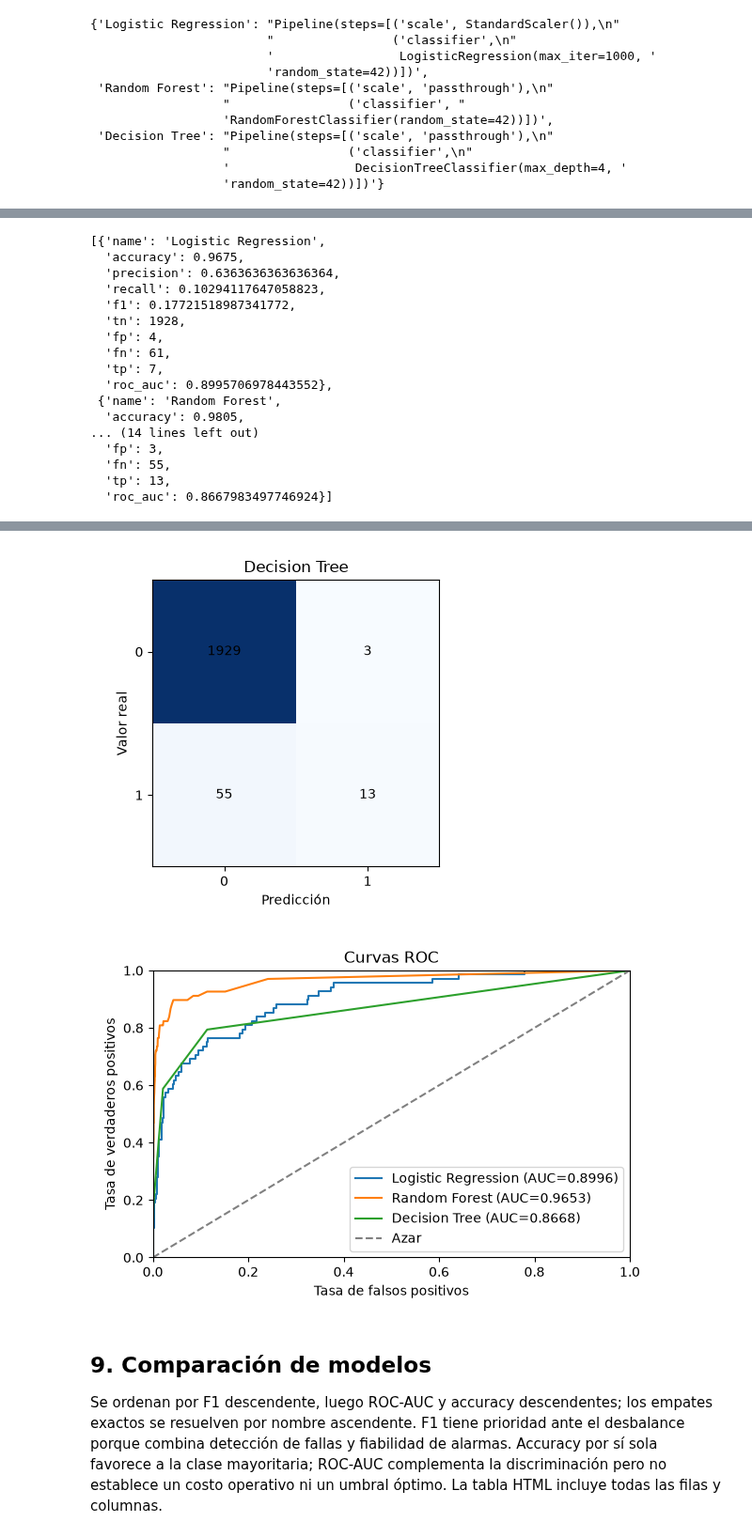
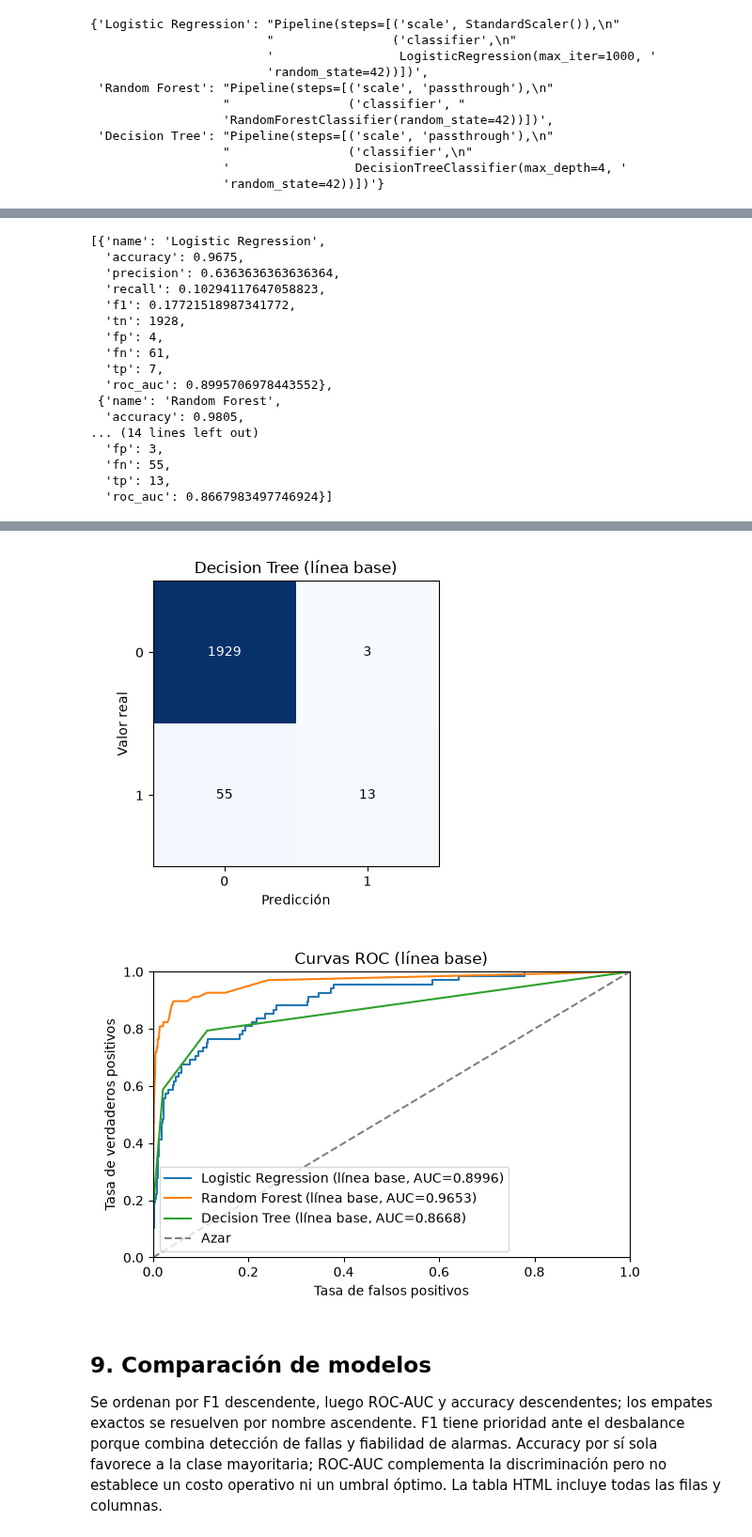
Before and after one commit to miguelpuente/agri-machinery-failure-prediction, a Jupyter notebook: notebooks/entrega-final.ipynb, the cells around one changed output, grey strips where cells are left out. Shown at 94% size. Drawn from its saved outputs; the diff is of its cells as text; code cells hidden in the pictures.

```diff
--- a/notebooks/entrega-final.ipynb
+++ b/notebooks/entrega-final.ipynb
@@ -31,8 +31,8 @@ from IPython.display import Image, display
 pprint(eda.summarise(raw))
 print(eda.correlation_matrix(raw))
 figure_dir = Path('notebooks/figures')
-figures = eda.plot_distributions(raw, figure_dir)
-figures.append(eda.plot_correlation_heatmap(raw, figure_dir))
+figures = eda.plot_distributions(raw, figure_dir, language='es')
+figures.append(eda.plot_correlation_heatmap(raw, figure_dir, language='es'))
 for path in figures:
     display(Image(filename=str(path)))
 # %% [output]
@@ -257,7 +251,7 @@ from agrofail.report import plot_model_metrics
 results = [evaluate_model(model, test.drop(target), test[target]) for model in models]
 pprint([{k: v for k, v in vars(result).items() if k not in ('fpr', 'tpr')}
         for result in results])
-for path in plot_model_metrics(results, figure_dir):
+for path in plot_model_metrics(results, figure_dir, evaluation='baseline'):
     display(Image(filename=str(path)))
 # %% [output]
 [{'name': 'Logistic Regression',
@@ -282,5 +276,5 @@ for path in plot_model_metrics(results, figure_dir):
-[figure, old version]
+[figure, new version]
-[figure, old version]
+[figure, new version]
 # %% [markdown]
 ## 9. Comparación de modelos
 
```
Also changed, not shown: parts of 10 cells of this notebook, 18 other files.
